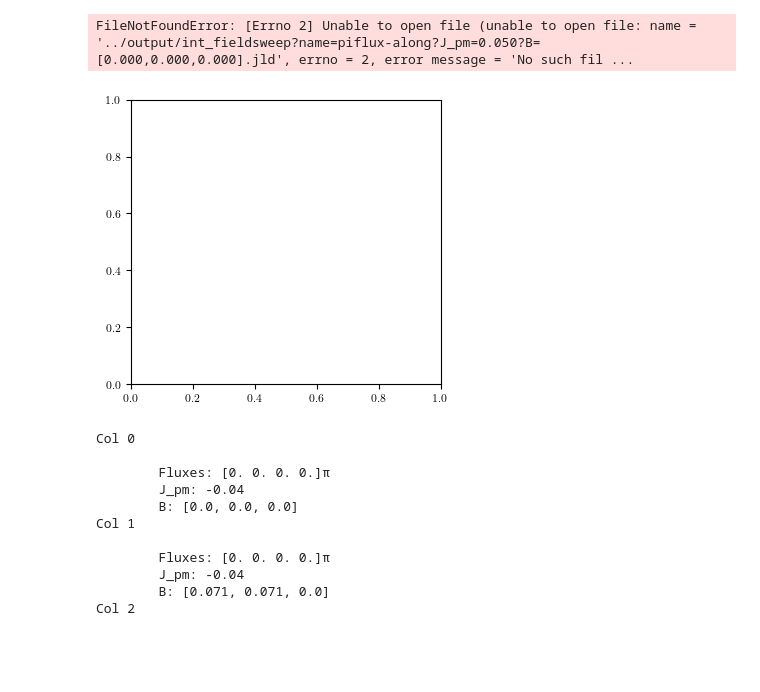
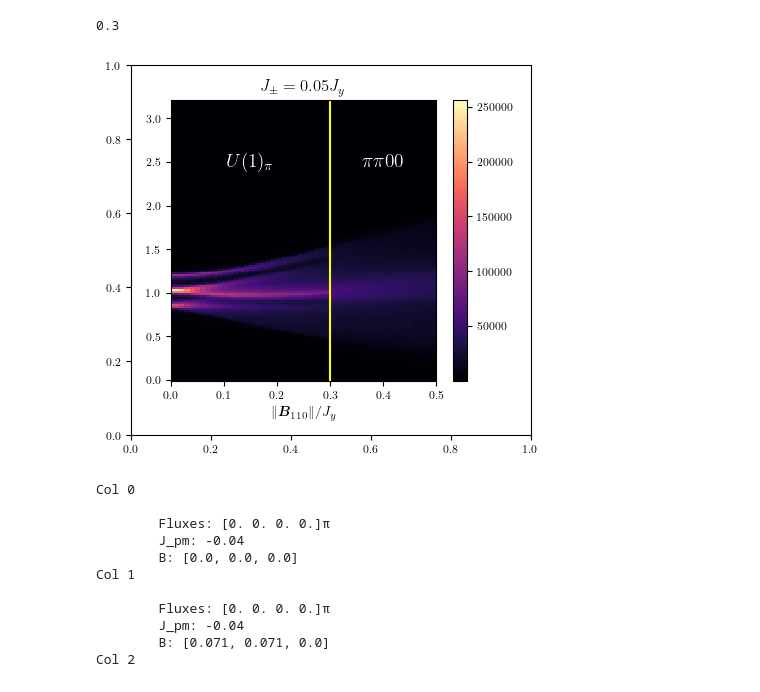
Before and after one commit to Spuriosity1/qsi-spinon-gmft, a Jupyter notebook: plot_pretty.ipynb, the cells around one changed output. Drawn from its saved outputs; the diff is of its cells as text; code cells hidden in the pictures; blank space fills up the shorter version.

```diff
--- a/plot_pretty.ipynb
+++ b/plot_pretty.ipynb
@@ -388,36 +246,36 @@ intens = data['integrated_intensity']
 # print(intens.keys())
 c2 = ax.pcolormesh( intens['magnetic_field_strengths'], intens['W'], intens['Smagnetic'],
                 rasterized=True,
                    shading='nearest',
-                   norm=matplotlib.colors.LogNorm(vmax=1e6,vmin=1e3),
+                   # norm=matplotlib.colors.LogNorm(vmax=1e6,vmin=1e3),
                    # vmax=2000,
                    cmap=cmap2)
 ax.set_facecolor(cmap2(0))
 jpm = 0.05
 Bc = np.sqrt(9 * jpm/5)
 print(Bc)
 plt.axvline(Bc,color='yellow')
 
 Blims= [np.min(intens['magnetic_field_strengths']), np.max(intens['magnetic_field_strengths'])]
 
 ax.set_xlim(Blims)
 # ax.set_ylim([0,])
 # ax.add_patch(matplotlib.patches.Rectangle((0,0), Bc/Blims[1], 0.2, color=phase_colors['πflux']))
 targs = dict(
     horizontalalignment="center", verticalalignment="center",fontsize=14,color='w'
 )
 
 ax.text(0.15,2.5,r"$U(1)_\pi$",**targs)
 ax.text(0.4, 2.5,r"$\pi\pi00$",**targs)
 ax.set_xlabel(r"$\|\boldsymbol{B}_{110}\|/J_{y}$")
 ax.set_title(r"$J_\pm = 0.05J_y$")
 fig.colorbar(c2)
 fig.tight_layout()
 fig.savefig("/Users/alaricsanders/Desktop/figure_out/U(1)pi-pipi00")
 fig.add_axes([0,0,1,1]).patch.set_alpha(0)
 # %% [output]
-FileNotFoundError: [Errno 2] Unable to open file (unable to open file: name = '../output/int_fieldsweep?name=piflux-along?J_pm=0.050?B=[0.000,0.000,0.000].jld', errno = 2, error message = 'No such fil ...
+0.3
-[figure, old version]
+[figure, new version]
 # %%
 def parsinate_B(s):
     return np.linalg.norm(s.split('[')[-1].split(']')[0].split(','))
```
Also changed, not shown: parts of 11 cells of this notebook, 2 other files.
